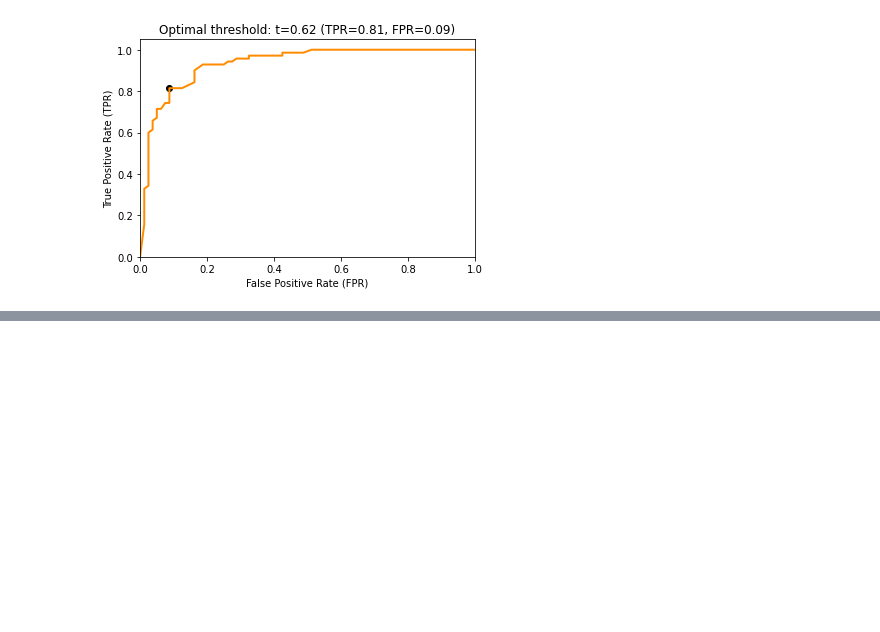
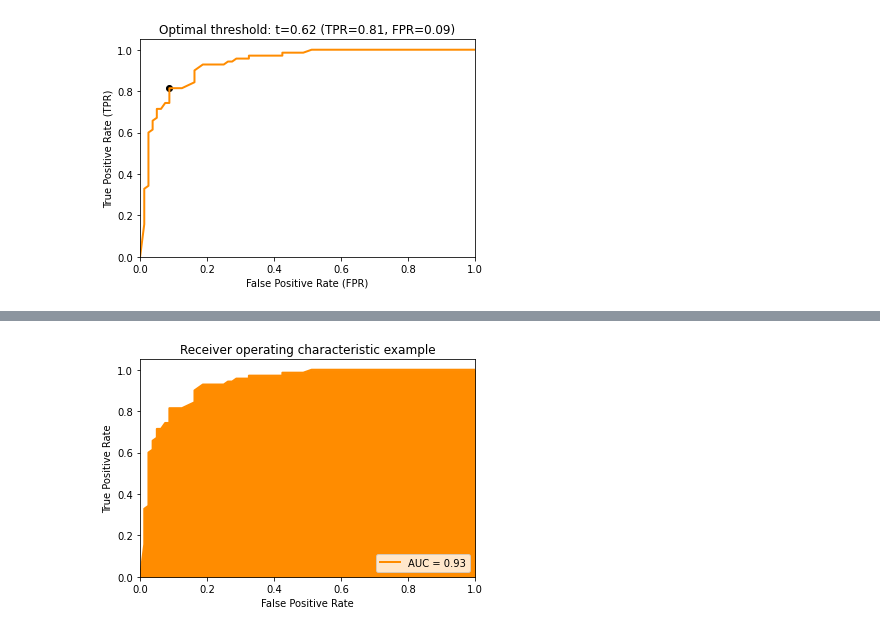
Before and after one commit to sherbold/data-science-crashkurs, a Jupyter notebook: content/chapters/kapitel_07.ipynb, the cells around one changed output, grey strips where cells are left out. Saved outputs shown, nothing was run; the diff lists cells and outputs as text; code cells hidden in the pictures; blank space fills up the shorter version.

```diff
--- a/content/chapters/kapitel_07.ipynb
+++ b/content/chapters/kapitel_07.ipynb
@@ -223,0 +224,15 @@ The Area Under the Curve (AUC) is a performance metric based on the ROC curve. T
+# %%
+# Plot ROC Curve with AUC
+fig, ax = plt.subplots()
+ax.plot(fpr, tpr, color='darkorange',
+         lw=lw, label='AUC = %0.2f' % roc_auc)
+ax.fill_between(fpr, 0, tpr, color='darkorange')
+ax.set_xlim([0.0, 1.0])
+ax.set_ylim([0.0, 1.05])
+ax.set_xlabel('False Positive Rate')
+ax.set_ylabel('True Positive Rate')
+ax.set_title('Receiver operating characteristic example')
+plt.legend(loc="lower right")
+plt.show()
+# %% [output]
+[figure, added]
```
Also changed, not shown: parts of 15 cells of this notebook.
